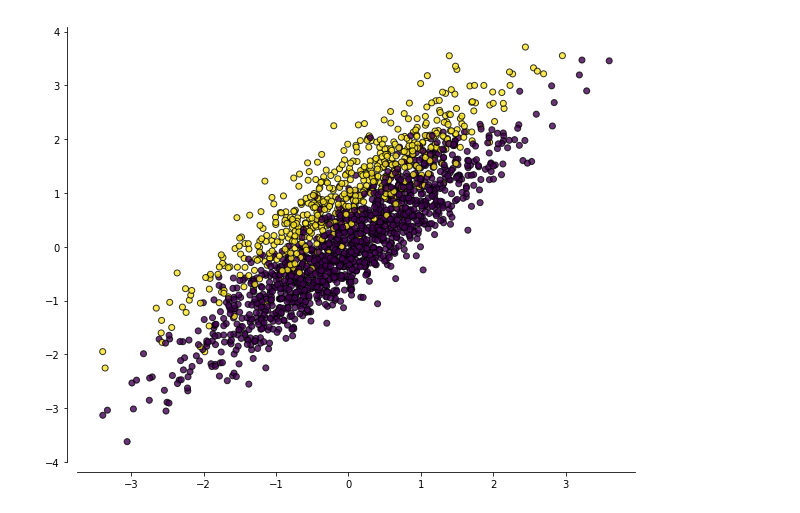
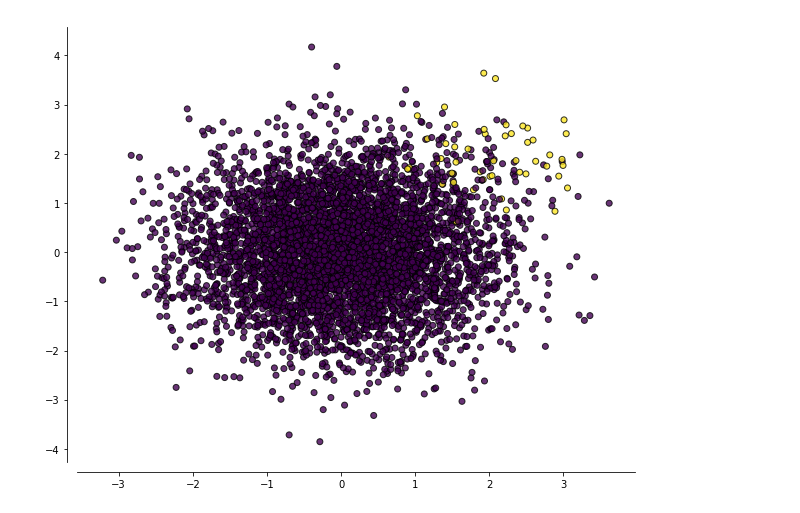
Before and after one commit to fadamDS/201810_Statistical_Modelling, a Jupyter notebook: scripts/20181127_Sampling_Methods_Code.ipynb, the cells around one changed output. Drawn from its saved outputs; the diff is of its cells as text; code cells hidden in the pictures.

```diff
--- a/scripts/20181127_Sampling_Methods_Code.ipynb
+++ b/scripts/20181127_Sampling_Methods_Code.ipynb
@@ -109,25 +155,26 @@ def correct_intercept_logit(fitted_model, population_y, sample_y):
 # %%
 ## Making the data ##
 
 # Base rate and sample size
-base_rate = 0.3
-n = 2000
+base_rate = 0.01
+n = 5000
 
 # Properties of the minority class distribution
-mean_minority =  np.array([0,1])
-sd_minority = np.array([1,1])
-cov_minority = 0.9
+mean_minority =  np.array([2,2])
+sd_minority = np.array([0.4,0.4])
+cov_minority = 0
 
 # Majority class parameters
 mean_majority = np.array([0,0])
 sd_majority = np.array([1,1])
-cov_majority = 0.9
+cov_majority = 0
 
 # Make distribution and classes
 x, y = make_gaussian_2d(base_rate, n, mean_minority, sd_minority, cov_minority, mean_majority,
                         sd_majority,cov_majority)
 
+
 # Plot
 plot_2d(x,y)
 # %% [output]
-[figure, old version]
+[figure, new version]
```
Also changed, not shown: parts of 26 cells of this notebook.
